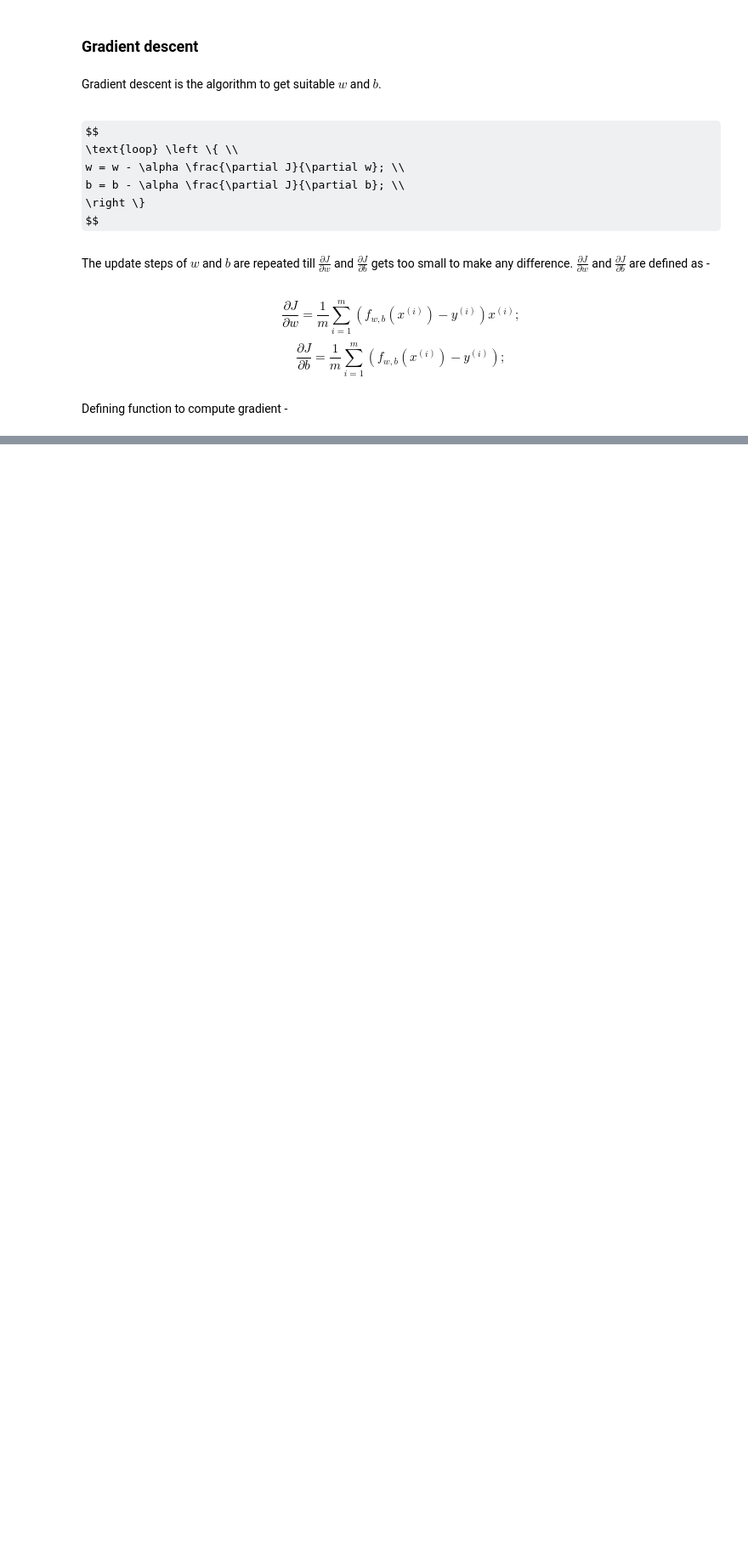
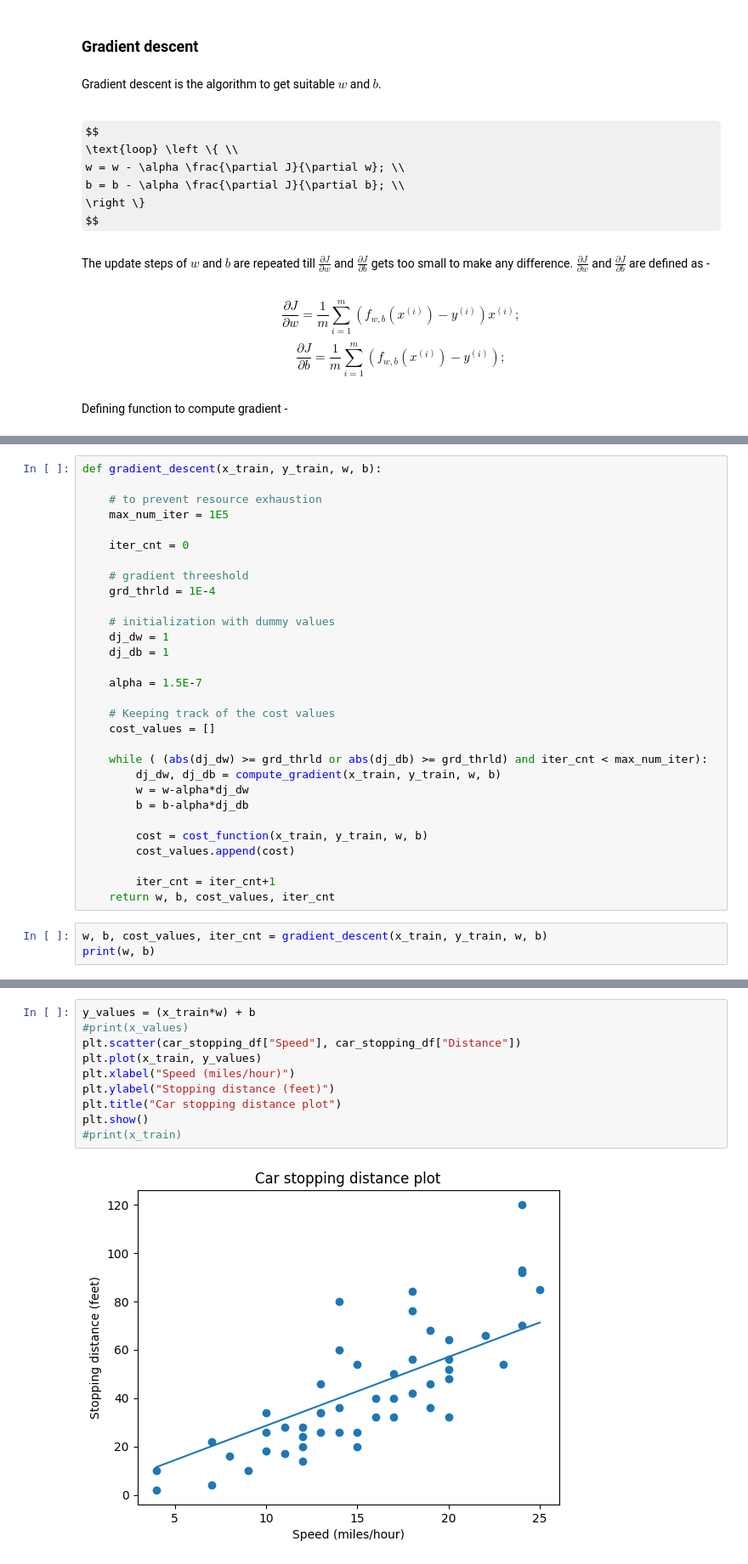
Before and after one commit to nav500/car-stopping-distance-prediction, a Jupyter notebook: car-stopping-distance-prediction.ipynb, the cells around one changed output, grey strips where cells are left out. Shown at 85% size. Drawn from its saved outputs; the diff is of its cells as text; some formulas as TeX source; blank space fills up the shorter version.

Commit message:
gradient descent algorithm done

```diff
--- a/car-stopping-distance-prediction.ipynb
+++ b/car-stopping-distance-prediction.ipynb
@@ -222,0 +246,33 @@ Defining function to compute gradient -
+# %%
+def gradient_descent(x_train, y_train, w, b):
+
+    # to prevent resource exhaustion
+    max_num_iter = 1E5
+
+    iter_cnt = 0
+
+    # gradient threeshold
+    grd_thrld = 1E-4
+
+    # initialization with dummy values
+    dj_dw = 1
+    dj_db = 1
+
+    alpha = 1.5E-7
+
+    # Keeping track of the cost values
+    cost_values = []
+
+    while ( (abs(dj_dw) >= grd_thrld or abs(dj_db) >= grd_thrld) and iter_cnt < max_num_iter):
+        dj_dw, dj_db = compute_gradient(x_train, y_train, w, b)
+        w = w-alpha*dj_dw
+        b = b-alpha*dj_db
+
+        cost = cost_function(x_train, y_train, w, b)
+        cost_values.append(cost)
+
+        iter_cnt = iter_cnt+1
+    return w, b, cost_values, iter_cnt
+# %%
+w, b, cost_values, iter_cnt = gradient_descent(x_train, y_train, w, b)
+print(w, b)
@@ -222,0 +281,12 @@ Defining function to compute gradient -
+# %%
+y_values = (x_train*w) + b
+#print(x_values)
+plt.scatter(car_stopping_df["Speed"], car_stopping_df["Distance"])
+plt.plot(x_train, y_values)
+plt.xlabel("Speed (miles/hour)")
+plt.ylabel("Stopping distance (feet)")
+plt.title("Car stopping distance plot")
+plt.show()
+#print(x_train)
+# %% [output]
+[figure, added]
```
Also changed, not shown: parts of 4 cells of this notebook.
